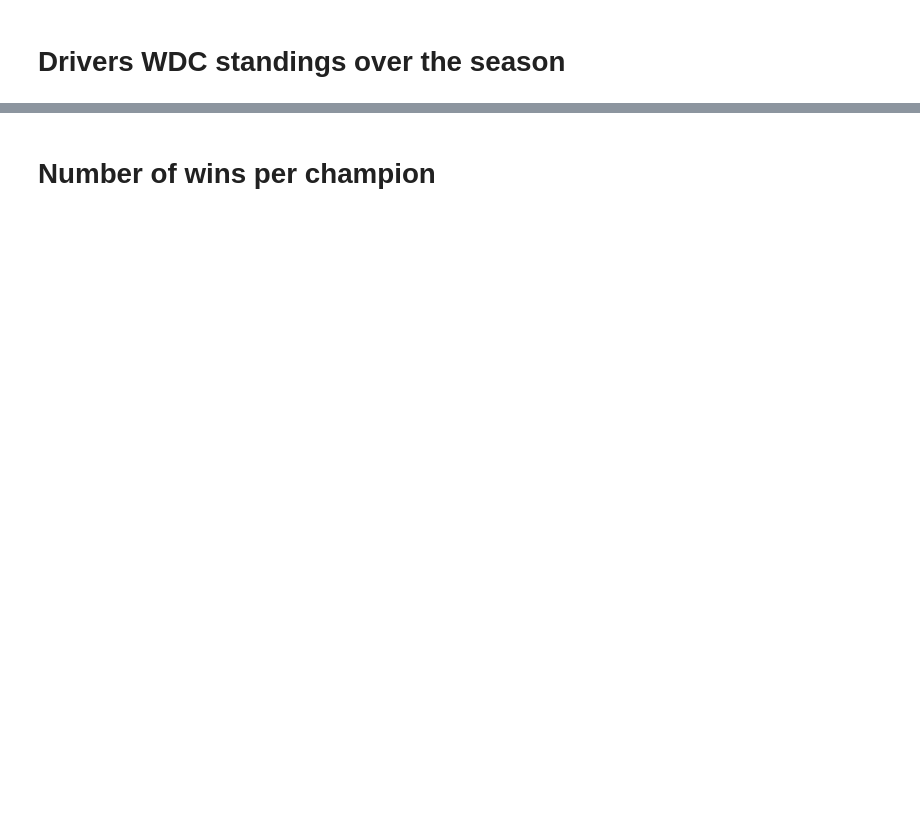
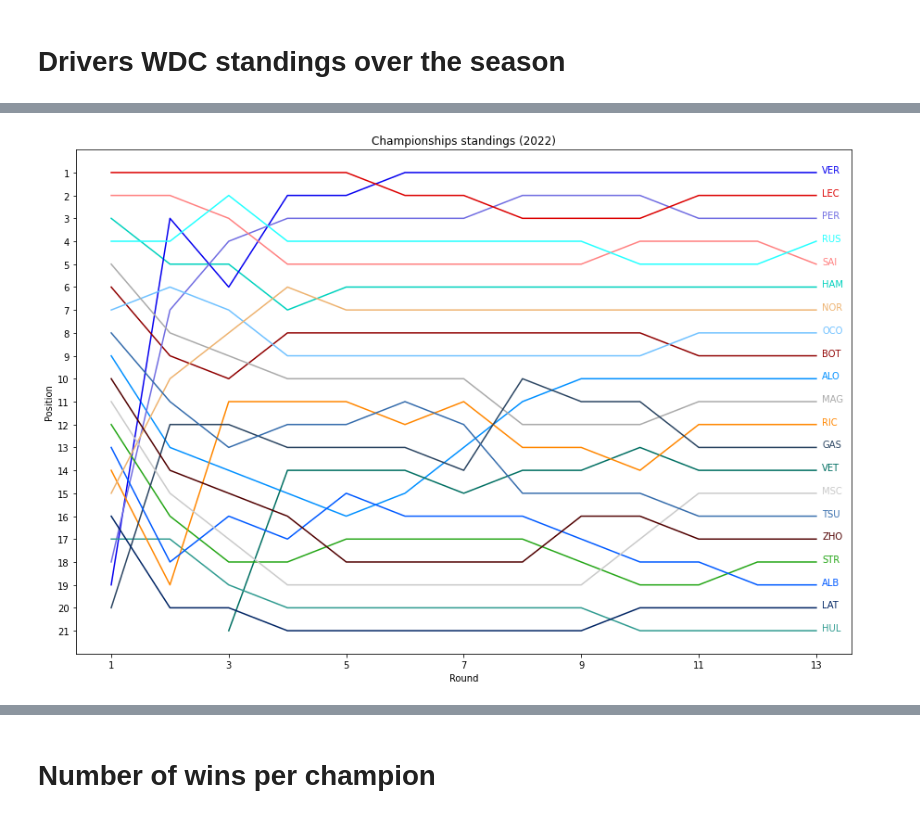
Before and after one commit to lmeulen/F1Analysis, a Jupyter notebook: Eregast-analysis.ipynb, the cells around one changed output, grey strips where cells are left out. Cells and saved outputs as stored; diff of their text form; code cells hidden in the pictures; blank space fills up the shorter version.

```diff
--- a/Eregast-analysis.ipynb
+++ b/Eregast-analysis.ipynb
@@ -402,5 +475,7 @@ standings
 # %%
-horizontal_driver_lines_plot(df=standings, xcolumn='round', ycolumn='position', invert=True,
-                             title='Championships standings ({})'.format(year),
-                             xlabel='Round', ylabel='Position')
+stats.horizontal_driver_lines_plot(df=standings, xcolumn='round', ycolumn='position', invert_yaxis=True,
+                                   title='Championships standings ({})'.format(year),
+                                   xlabel='Round', ylabel='Position')
+# %% [output]
+[figure, added]
 # %%
```
Also changed, not shown: parts of 44 cells of this notebook.
